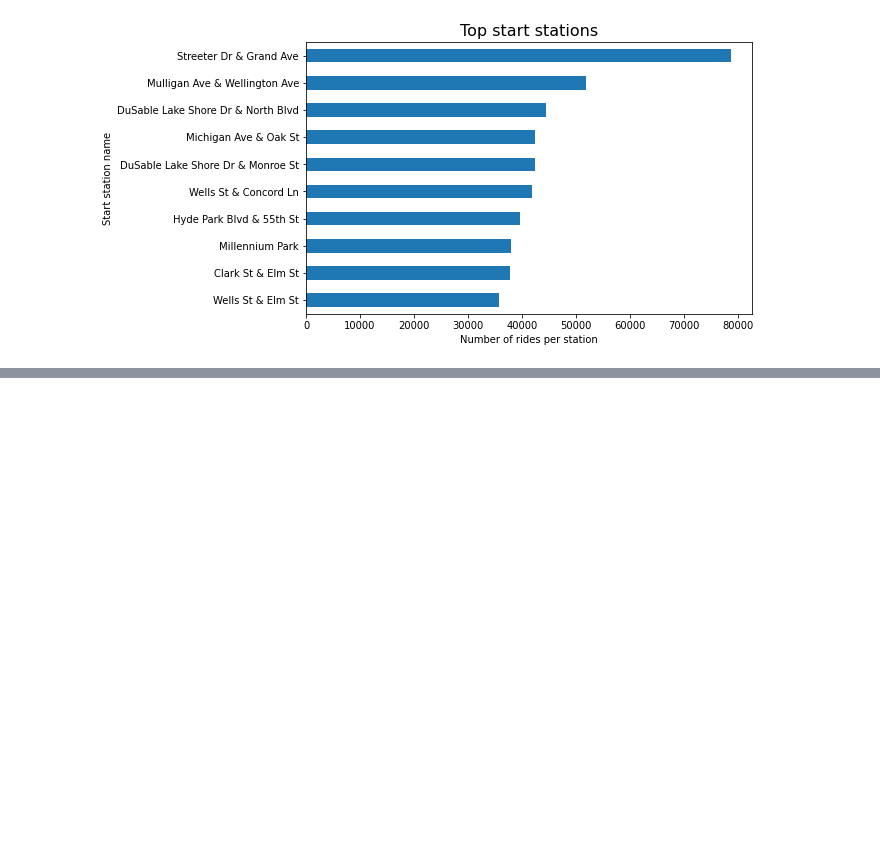
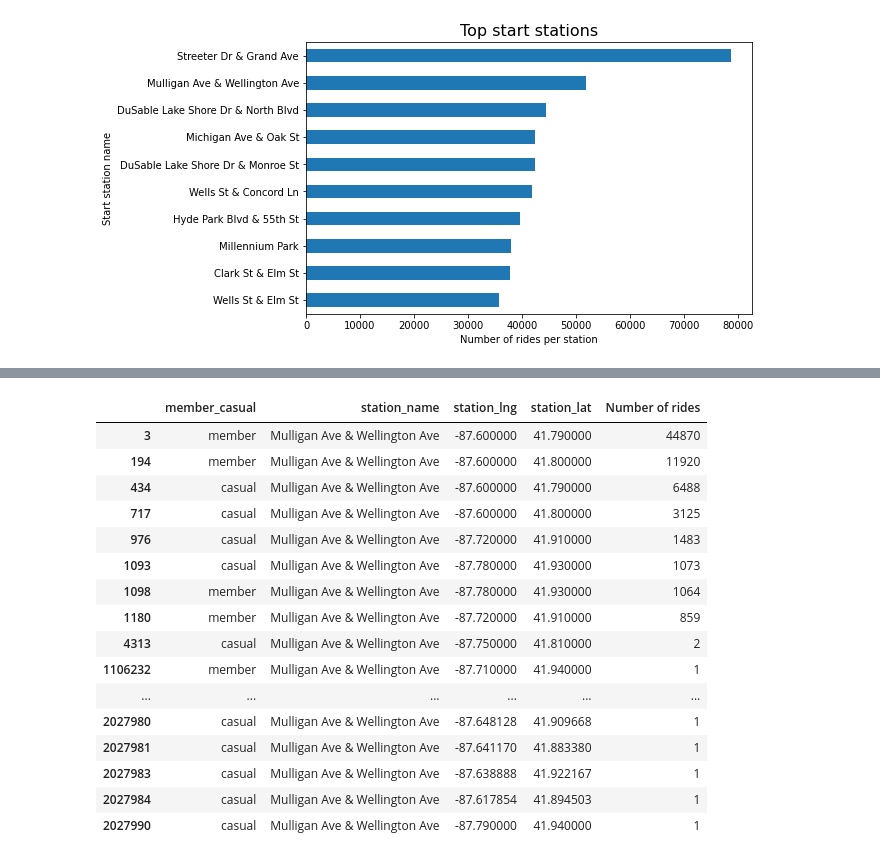
Before and after one commit to AlvaroValdelamar/Google-Data-Capstone-Project, a Jupyter notebook: src/main_script.ipynb, the cells around one changed output, grey strips where cells are left out. Drawn from its saved outputs; the diff is of its cells as text; code cells hidden in the pictures; blank space fills up the shorter version.

```diff
--- a/src/main_script.ipynb
+++ b/src/main_script.ipynb
@@ -837,0 +935,23 @@ gdf_coordinates.head()
+# %%
+station_traffic = df_coordinates.groupby(['member_casual', 'station_name','station_lng','station_lat']).size(
+                                            ).sort_values(ascending=False).reset_index(name='Number of rides')
+# %%
+station_traffic.loc[station_traffic['station_name'] == 'Mulligan Ave & Wellington Ave']
+# %% [output]
+|  | member_casual | station_name | station_lng | station_lat | Number of rides |
+| 3 | member | Mulligan Ave & Wellington Ave | -87.600000 | 41.790000 | 44870 |
+| 194 | member | Mulligan Ave & Wellington Ave | -87.600000 | 41.800000 | 11920 |
+| 434 | casual | Mulligan Ave & Wellington Ave | -87.600000 | 41.790000 | 6488 |
+| 717 | casual | Mulligan Ave & Wellington Ave | -87.600000 | 41.800000 | 3125 |
+| 976 | casual | Mulligan Ave & Wellington Ave | -87.720000 | 41.910000 | 1483 |
+| 1093 | casual | Mulligan Ave & Wellington Ave | -87.780000 | 41.930000 | 1073 |
+| 1098 | member | Mulligan Ave & Wellington Ave | -87.780000 | 41.930000 | 1064 |
+| 1180 | member | Mulligan Ave & Wellington Ave | -87.720000 | 41.910000 | 859 |
+| 4313 | casual | Mulligan Ave & Wellington Ave | -87.750000 | 41.810000 | 2 |
+| 1106232 | member | Mulligan Ave & Wellington Ave | -87.710000 | 41.940000 | 1 |
+| ... | ... | ... | ... | ... | ... |
+| 2027980 | casual | Mulligan Ave & Wellington Ave | -87.648128 | 41.909668 | 1 |
+| 2027981 | casual | Mulligan Ave & Wellington Ave | -87.641170 | 41.883380 | 1 |
+| 2027983 | casual | Mulligan Ave & Wellington Ave | -87.638888 | 41.922167 | 1 |
+| 2027984 | casual | Mulligan Ave & Wellington Ave | -87.617854 | 41.894503 | 1 |
+| 2027990 | casual | Mulligan Ave & Wellington Ave | -87.790000 | 41.940000 | 1 |
```
Also changed, not shown: parts of 28 cells of this notebook, 2 other files.
